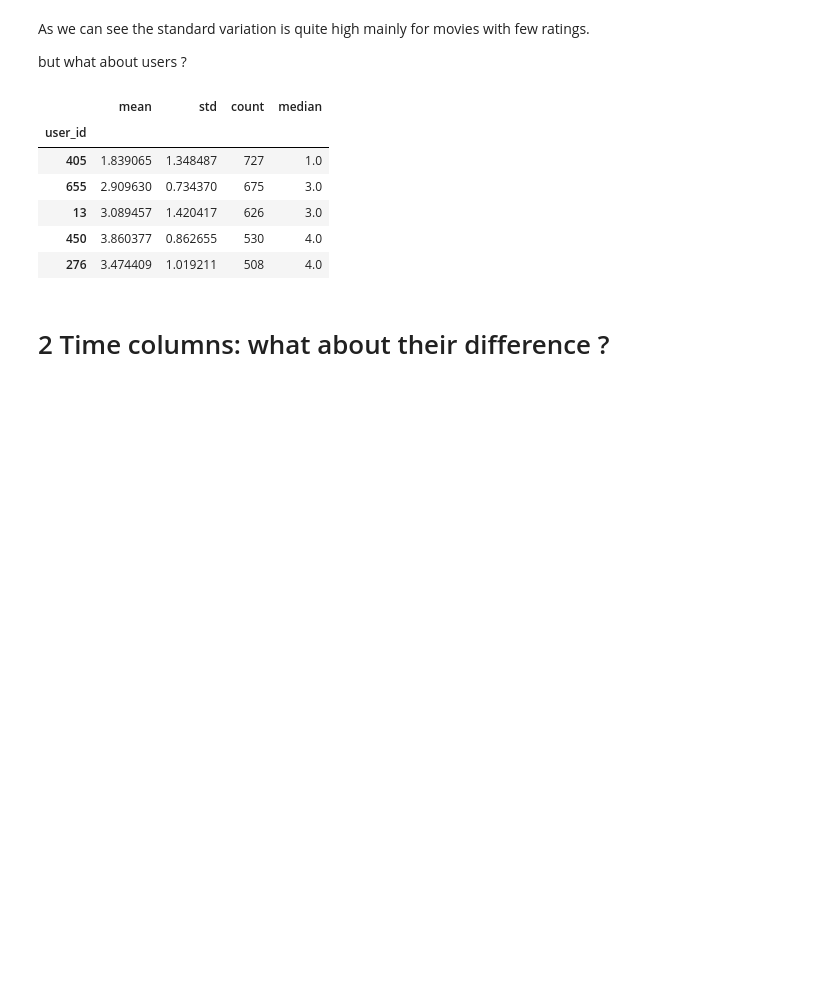
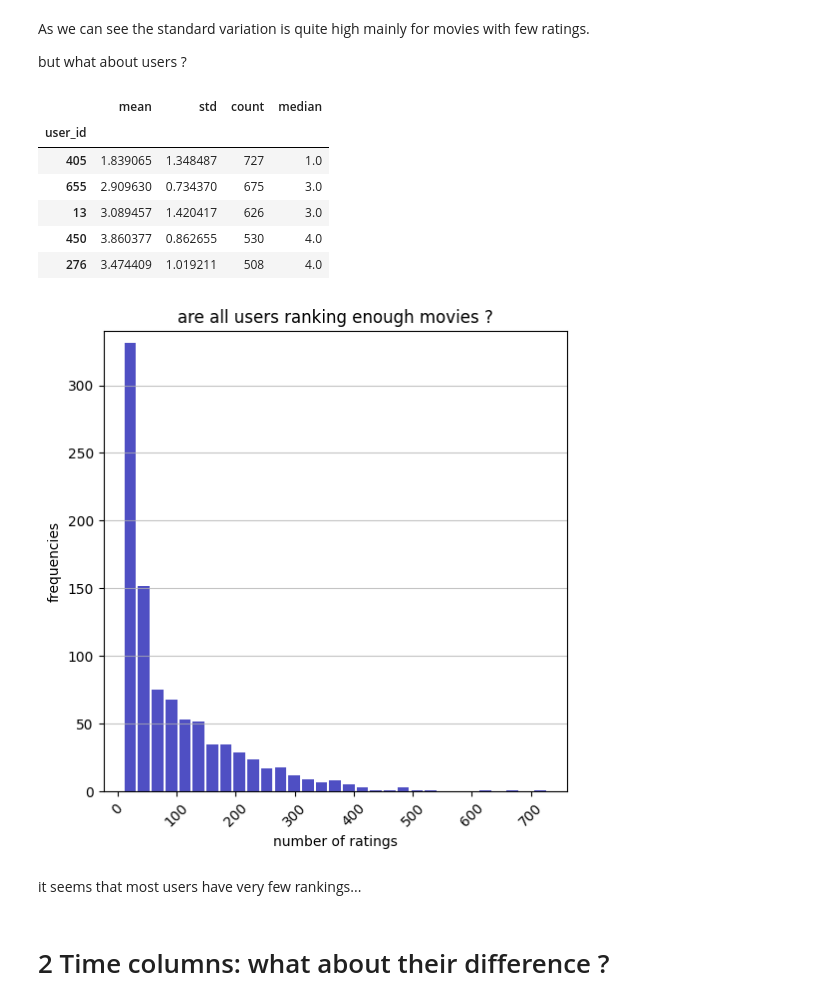
Before and after one commit to ayhem18/MovieLens_RecSys, a Jupyter notebook: notebooks/3_put_all_data_together.ipynb, the cells around one changed output. Drawn from its saved outputs; the diff is of its cells as text; code cells hidden in the pictures; blank space fills up the shorter version.

```diff
--- a/notebooks/put_all_data_together.ipynb
+++ b/notebooks/3_put_all_data_together.ipynb
@@ -145,6 +145,16 @@ stats_per_user.head()
 | 13 | 3.089457 | 1.420417 | 626 | 3.0 |
 | 450 | 3.860377 | 0.862655 | 530 | 4.0 |
 | 276 | 3.474409 | 1.019211 | 508 | 4.0 |
+# %%
+vis.plot_histogram(x=stats_per_user['count'],
+                   x_label='number of ratings',
+                   y_label='frequencies',
+                   title='are all users ranking enough movies ?',
+                   fig_size=(6, 6))
+# %% [output]
+[figure, added]
+# %% [markdown]
+it seems that most users have very few rankings...
 # %% [markdown]
 # 2 Time columns: what about their difference ?
 # %% [markdown]
```
Also changed, not shown: parts of 4 cells of this notebook, 6 other files.
